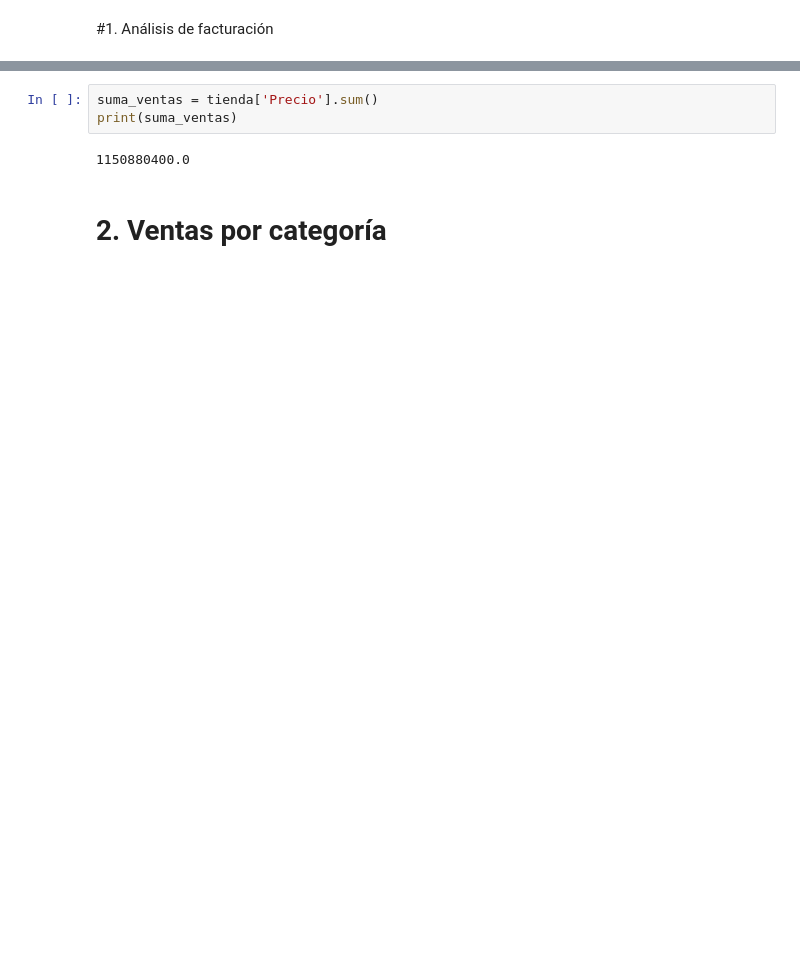
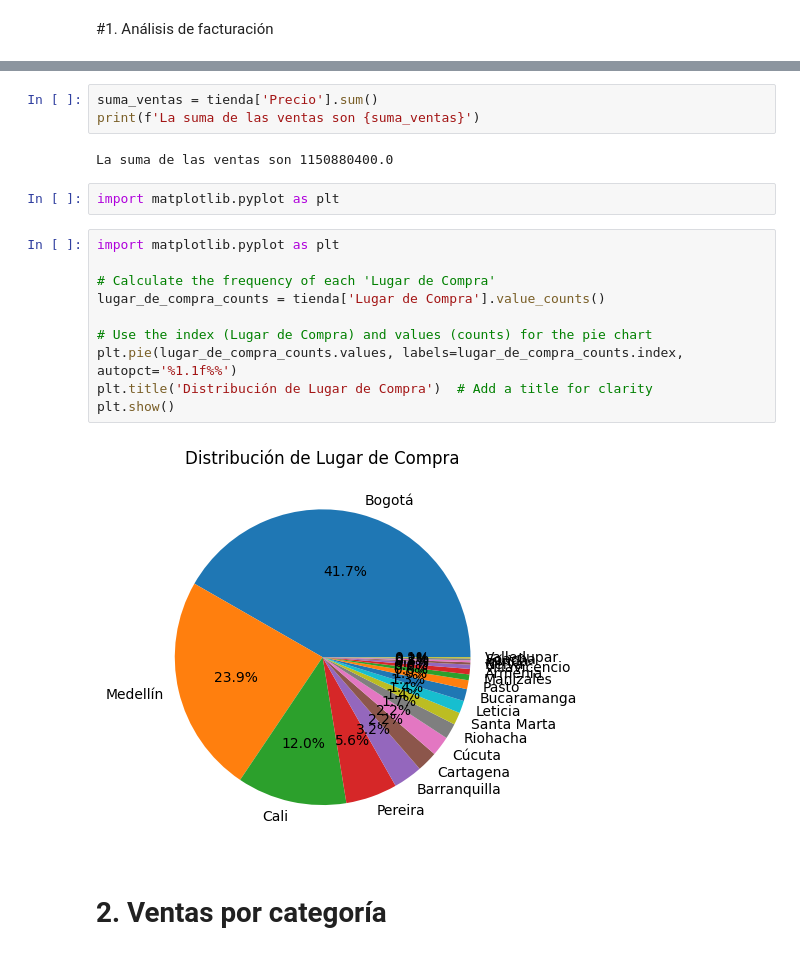
Before and after one commit to leriverah/challenge_alura_store, a Jupyter notebook: AluraStoreLatam.ipynb, the cells around one changed output, grey strips where cells are left out. Saved outputs shown, nothing was run; the diff lists cells and outputs as text; blank space fills up the shorter version.

```diff
--- a/AluraStoreLatam.ipynb
+++ b/AluraStoreLatam.ipynb
@@ -26,7 +35,21 @@ tienda.head()
 # %%
 suma_ventas = tienda['Precio'].sum()
-print(suma_ventas)
+print(f'La suma de las ventas son {suma_ventas}')
 # %% [output]
-1150880400.0
+La suma de las ventas son 1150880400.0
+# %%
+import matplotlib.pyplot as plt
+# %%
+import matplotlib.pyplot as plt
+
+# Calculate the frequency of each 'Lugar de Compra'
+lugar_de_compra_counts = tienda['Lugar de Compra'].value_counts()
+
+# Use the index (Lugar de Compra) and values (counts) for the pie chart
+plt.pie(lugar_de_compra_counts.values, labels=lugar_de_compra_counts.index, autopct='%1.1f%%')
+plt.title('Distribución de Lugar de Compra')  # Add a title for clarity
+plt.show()
+# %% [output]
+[figure, added]
 # %% [markdown]
 # 2. Ventas por categoría
```
Also changed, not shown: parts of 7 cells of this notebook.
